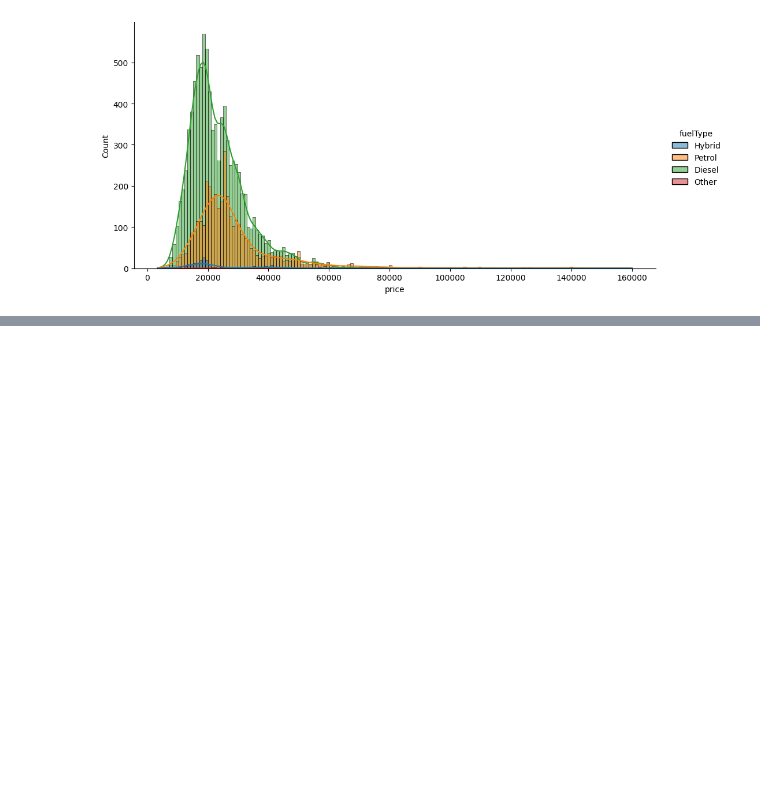
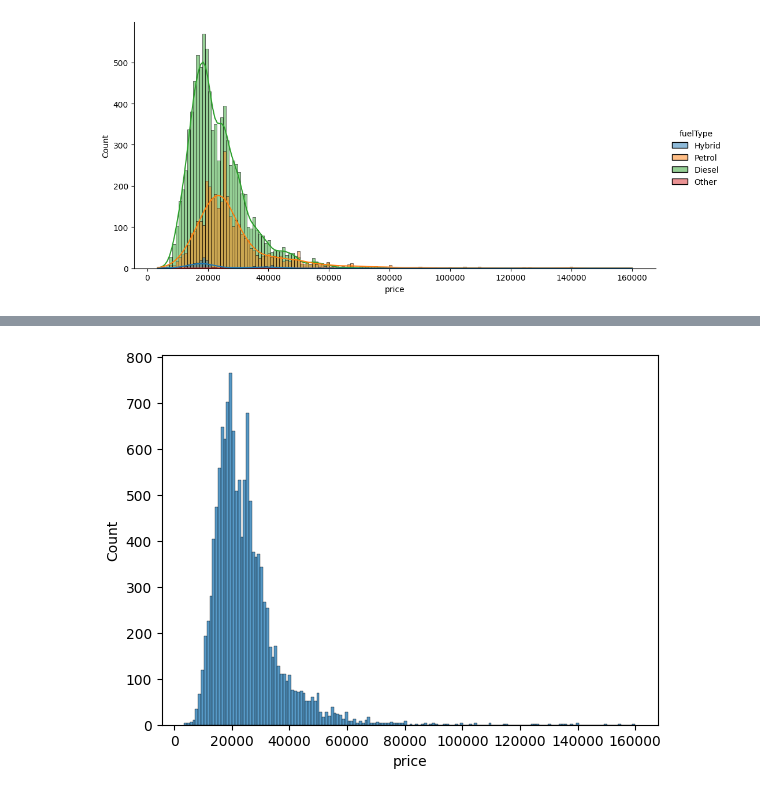
Before and after one commit to Bilol2747/python_darslarim, a Jupyter notebook: Graphics.ipynb, the cells around one changed output, grey strips where cells are left out. Saved outputs shown, nothing was run; the diff lists cells and outputs as text; code cells hidden in the pictures; blank space fills up the shorter version.

```diff
--- a/Graphics.ipynb
+++ b/Graphics.ipynb
@@ -281,0 +289,6 @@ plt.show()
+# %%
+df=pd.read_csv("https://raw.githubusercontent.com/anvarnarz/praktikum_datasets/main/merc.csv")
+df=df[df.year>2010]
+df=df[df.transmission!='other']
+df=df[df.fuelType!='other']
+df.head()
@@ -281,0 +302,5 @@ plt.show()
+# %%
+sns.histplot(data=df, x='price')
+plt.show()
+# %% [output]
+[figure, added]
```
Also changed, not shown: parts of 10 cells of this notebook.
